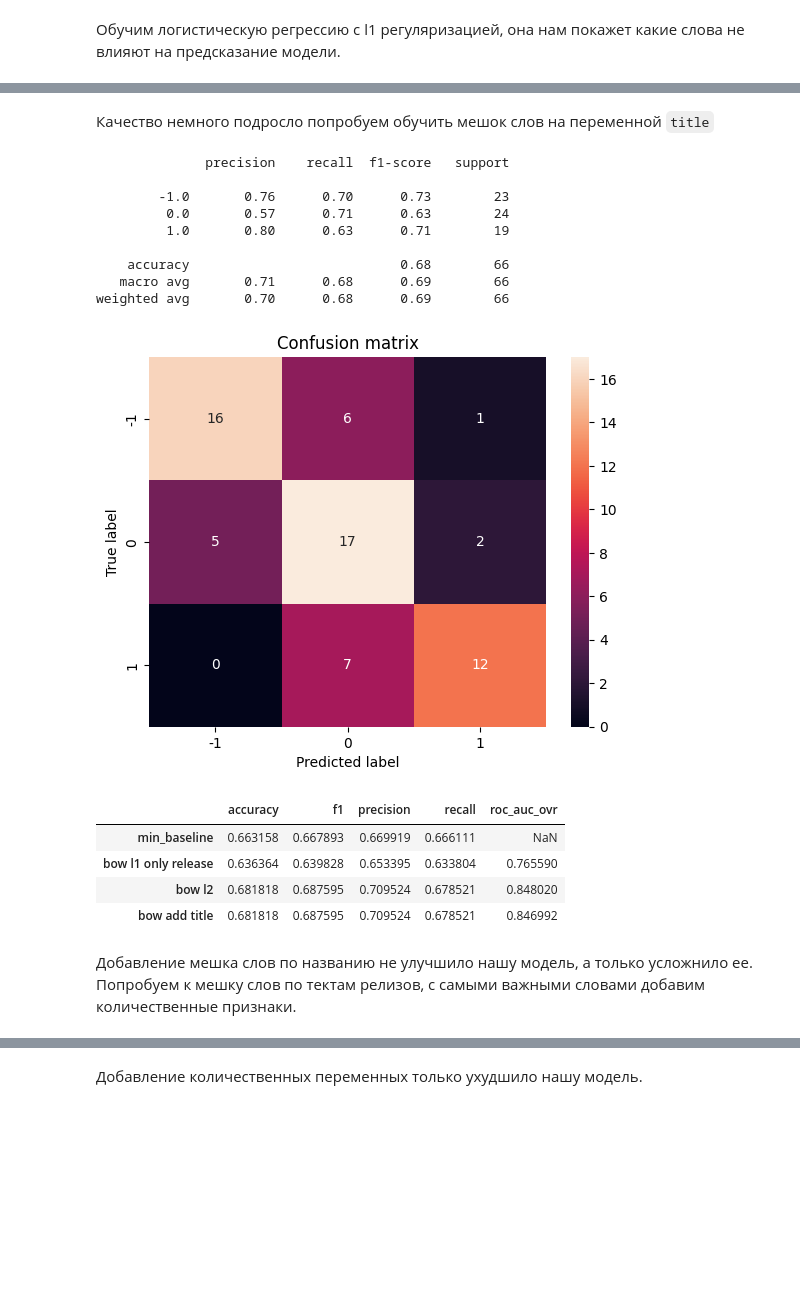
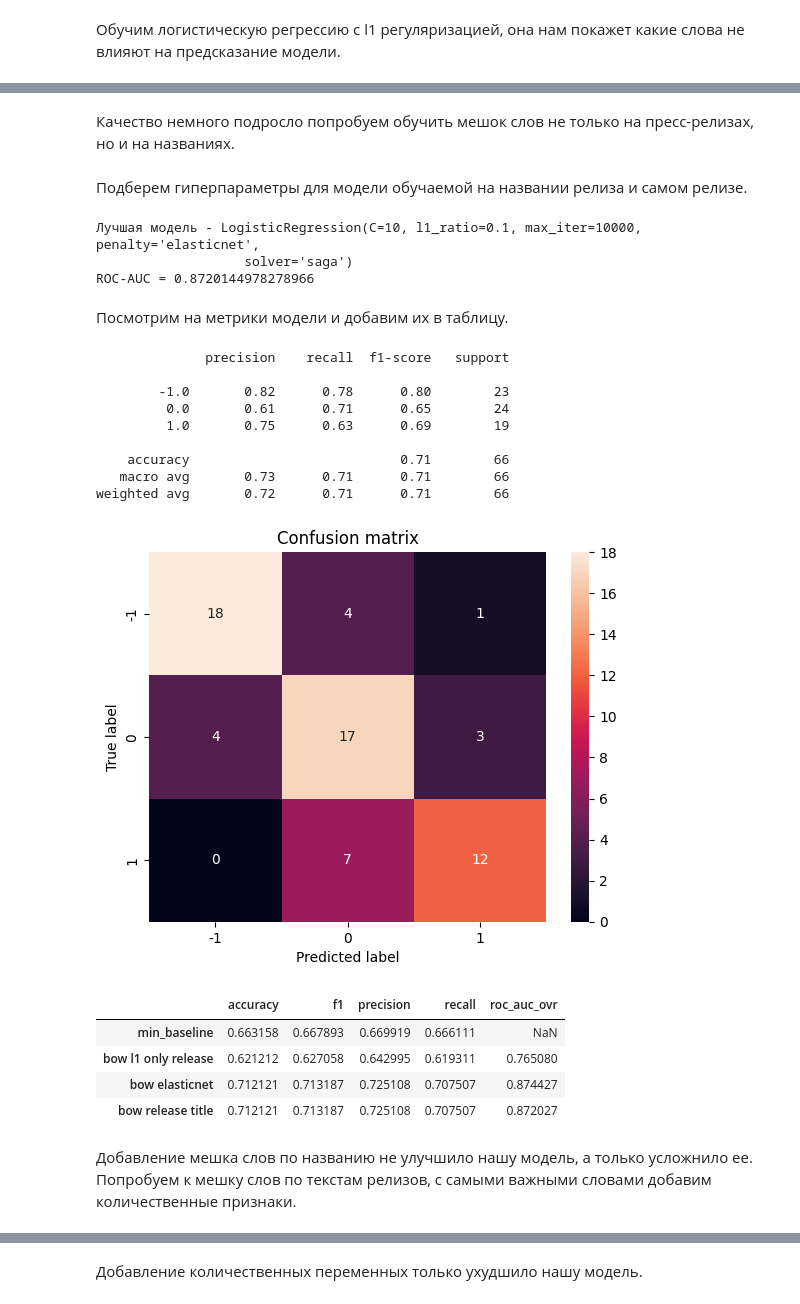
Before and after one commit to ai24-team-15/cbr-press-release-classifier, a Jupyter notebook: ml/experiments.ipynb, the cells around one changed output, grey strips where cells are left out. Saved outputs shown, nothing was run; the diff lists cells and outputs as text; code cells hidden in the pictures; blank space fills up the shorter version.

```diff
--- a/ml/experiments.ipynb
+++ b/ml/experiments.ipynb
@@ -199,5 +253,5 @@ weighted avg       0.65      0.64      0.64        66
 # %%
-metric, _ = calc_metrics_on_lr(bow[:, np.any(model.coef_ != 0, axis=0)], name='bow l2', solver='newton-cg', penalty='l2')
+metric, _ = calc_metrics_on_lr(bow, LogisticRegression, name='bow elasticnet', **best_model.get_params())
 metrics = pd.concat((metrics, metric))
 metrics
 # %% [output]
@@ -218,36 +272,64 @@ weighted avg       0.70      0.68      0.69        66
 # %% [markdown]
-Качество немного подросло попробуем обучить мешок слов на переменной `title`
+Качество немного подросло попробуем обучить мешок слов не только на пресс-релизах, но и на названиях.
 # %%
-vectorizer = CountVectorizer(
-    lowercase=True,
-    stop_words=list(stopwords.words('russian')),
-    tokenizer=word_tokenize,
+vectorizer_title = CountVectorizer(
     preprocessor=preprocessor,
 )
 
-vectorizer.fit(X.title)
+vectorizer_title.fit(X.title)
 
-bow_title = vectorizer.transform(X.title)
+bow_title = vectorizer_title.transform(X.title)
+# %%
+bow_title_release = np.concatenate((bow.toarray(), bow_title.toarray()), axis=1)
+# %% [markdown]
+Подберем гиперпараметры для модели обучаемой на названии релиза и самом релизе.
+# %%
+auc = []
+for c in tqdm([0.1, 1, 5, 10]):
+    for l1_ratio in [0.1, 0.5, 0.9]:
+        auc.append(
+            calc_metrics_on_lr(bow_title_release,
+                               LogisticRegression,
+                                name='bow',
+                                plot=False,
+                                solver='saga',
+                                penalty='elasticnet',
+                                C=c,
+                                max_iter=10000,
+                                # n_jobs=-1,
+                                l1_ratio=l1_ratio
+                            )
+                        )
+
+roc_auc, best_model = max(auc)
+
+print(f"Лучшая модель - {best_model}")
+print(f"ROC-AUC = {roc_auc}")
+# %% [output]
+Лучшая модель - LogisticRegression(C=10, l1_ratio=0.1, max_iter=10000, penalty='elasticnet',
+                   solver='saga')
+ROC-AUC = 0.8720144978278966
+# %% [markdown]
+Посмотрим на метрики модели и добавим их в таблицу.
 # %%
-bow_title_release = np.concatenate((bow[:, np.any(model.coef_ != 0, axis=0)].toarray(), bow_title.toarray()), axis=1)
-metric, _ = calc_metrics_on_lr(bow_title_release, penalty='l2', name='bow add title', solver='newton-cg')
+metric, _ = calc_metrics_on_lr(bow_title_release, LogisticRegression, name='bow release title', **best_model.get_params())
 metrics = pd.concat([metrics, metric])
 metrics
 # %% [output]
               precision    recall  f1-score   support
 
-        -1.0       0.76      0.70      0.73        23
-         0.0       0.57      0.71      0.63        24
-         1.0       0.80      0.63      0.71        19
+        -1.0       0.82      0.78      0.80        23
+         0.0       0.61      0.71      0.65        24
+         1.0       0.75      0.63      0.69        19
 
-    accuracy                           0.68        66
-   macro avg       0.71      0.68      0.69        66
-weighted avg       0.70      0.68      0.69        66
+    accuracy                           0.71        66
+   macro avg       0.73      0.71      0.71        66
+weighted avg       0.72      0.71      0.71        66
-[figure, old version]
+[figure, new version]
 |  | accuracy | f1 | precision | recall | roc_auc_ovr |
 | min_baseline | 0.663158 | 0.667893 | 0.669919 | 0.666111 | NaN |
-| bow l1 only release | 0.636364 | 0.639828 | 0.653395 | 0.633804 | 0.765590 |
-| bow l2 | 0.681818 | 0.687595 | 0.709524 | 0.678521 | 0.848020 |
-| bow add title | 0.681818 | 0.687595 | 0.709524 | 0.678521 | 0.846992 |
+| bow l1 only release | 0.621212 | 0.627058 | 0.642995 | 0.619311 | 0.765080 |
+| bow elasticnet | 0.712121 | 0.713187 | 0.725108 | 0.707507 | 0.874427 |
+| bow release title | 0.712121 | 0.713187 | 0.725108 | 0.707507 | 0.872027 |
 # %% [markdown]
-Добавление мешка слов по названию не улучшило нашу модель, а только усложнило ее. Попробуем к мешку слов по тектам релизов, с самыми важными словами добавим количественные признаки.
+Добавление мешка слов по названию не улучшило нашу модель, а только усложнило ее. Попробуем к мешку слов по текстам релизов, с самыми важными словами добавим количественные признаки.
```
Also changed, not shown: parts of 41 cells of this notebook.
